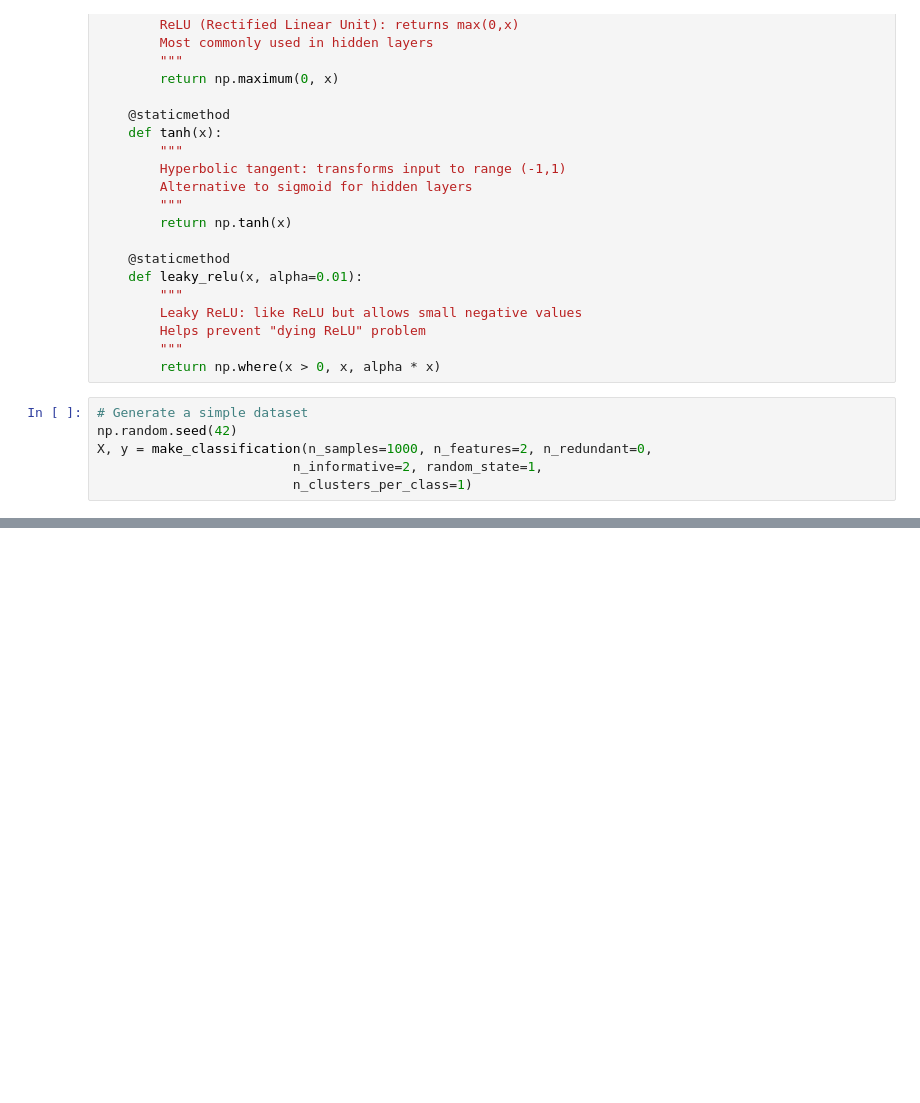
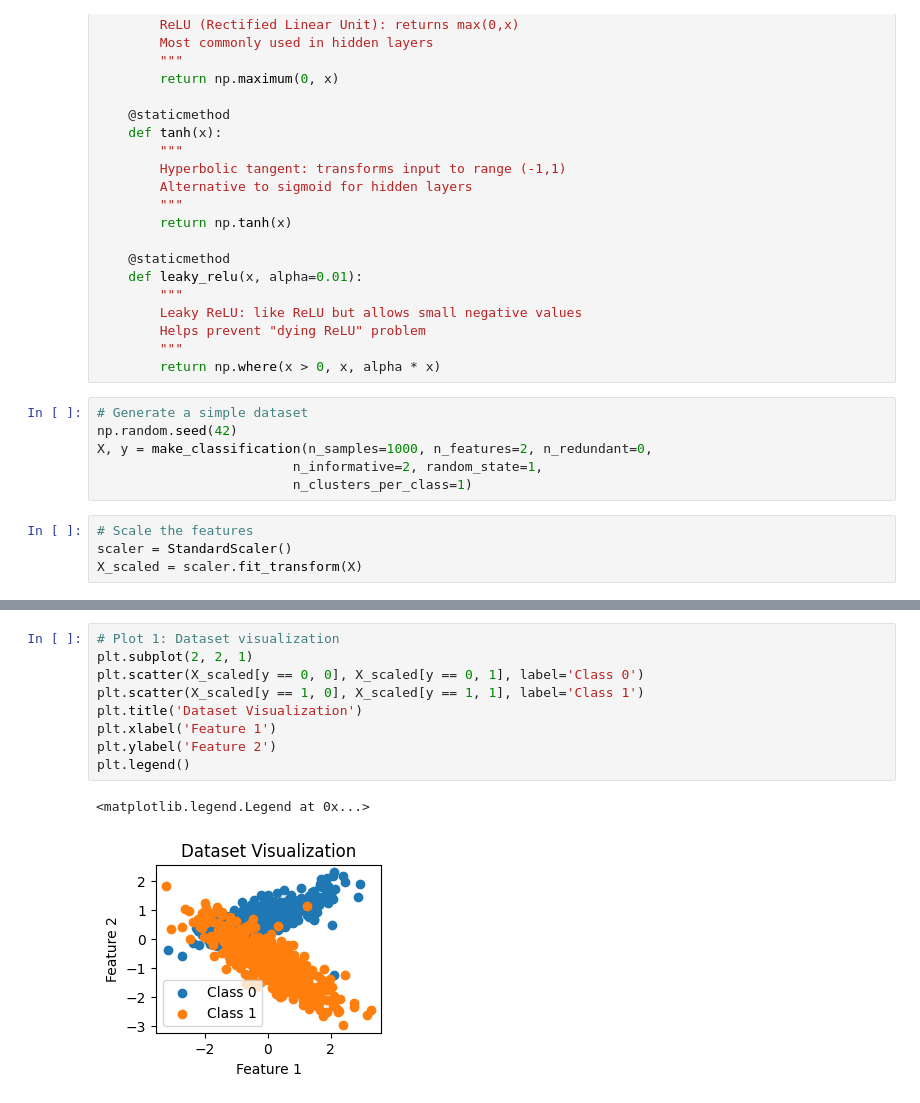
Before and after one commit to Pankaj-Str/ARTIFICAL-INTELLIGENCE, a Jupyter notebook: 02 Day/Activation Functions Implemented.ipynb, the cells around one changed output, grey strips where cells are left out. Drawn from its saved outputs; the diff is of its cells as text; blank space fills up the shorter version.

```diff
--- a/02 Day/Activation Functions Implemented.ipynb
+++ b/02 Day/Activation Functions Implemented.ipynb
@@ -44,3 +44,7 @@ np.random.seed(42)
 X, y = make_classification(n_samples=1000, n_features=2, n_redundant=0,
                          n_informative=2, random_state=1,
                          n_clusters_per_class=1)
+# %%
+# Scale the features
+scaler = StandardScaler()
+X_scaled = scaler.fit_transform(X)
@@ -46,0 +63,12 @@ X, y = make_classification(n_samples=1000, n_features=2, n_redundant=0,
+# %%
+# Plot 1: Dataset visualization
+plt.subplot(2, 2, 1)
+plt.scatter(X_scaled[y == 0, 0], X_scaled[y == 0, 1], label='Class 0')
+plt.scatter(X_scaled[y == 1, 0], X_scaled[y == 1, 1], label='Class 1')
+plt.title('Dataset Visualization')
+plt.xlabel('Feature 1')
+plt.ylabel('Feature 2')
+plt.legend()
+# %% [output]
+<matplotlib.legend.Legend at 0x...>
+[figure, added]
```
Also changed, not shown: parts of 11 cells of this notebook.
